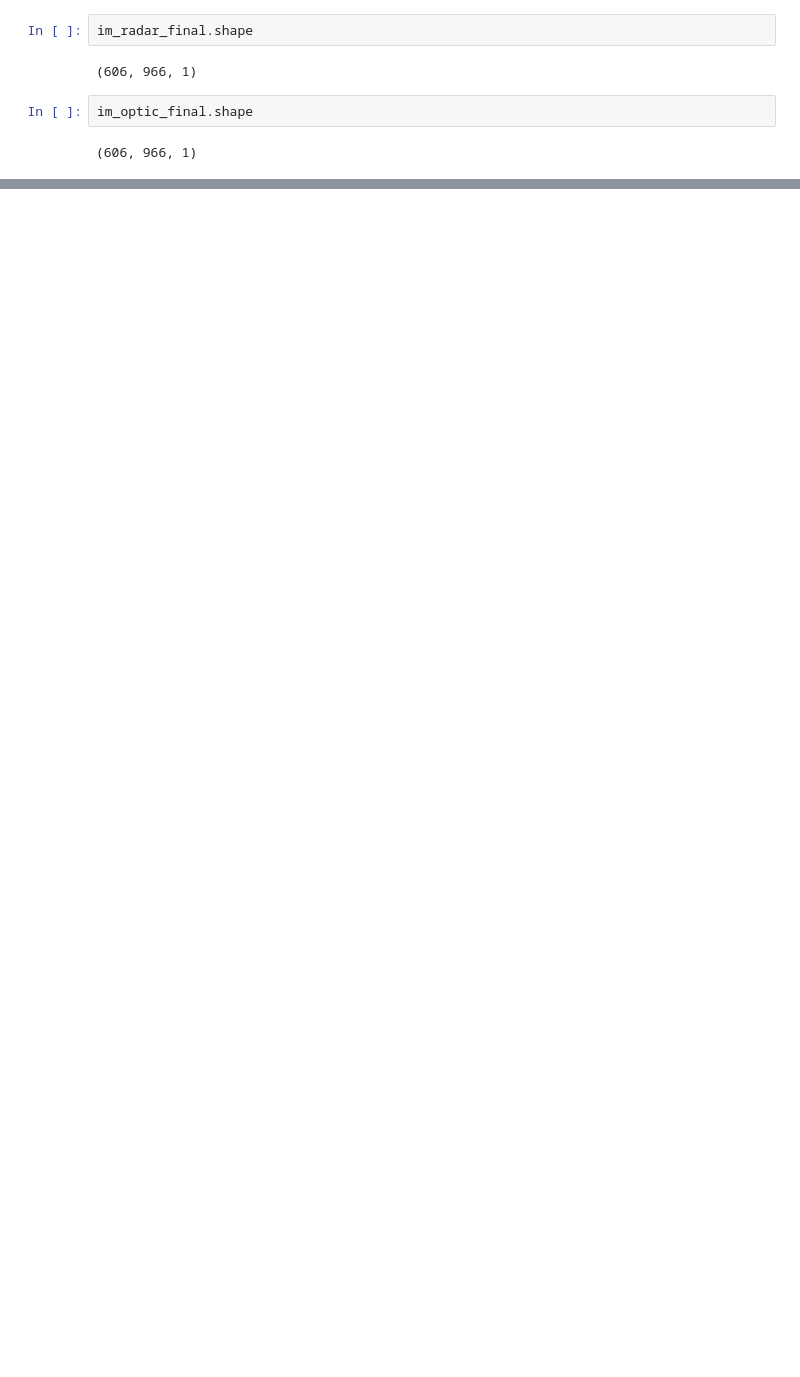
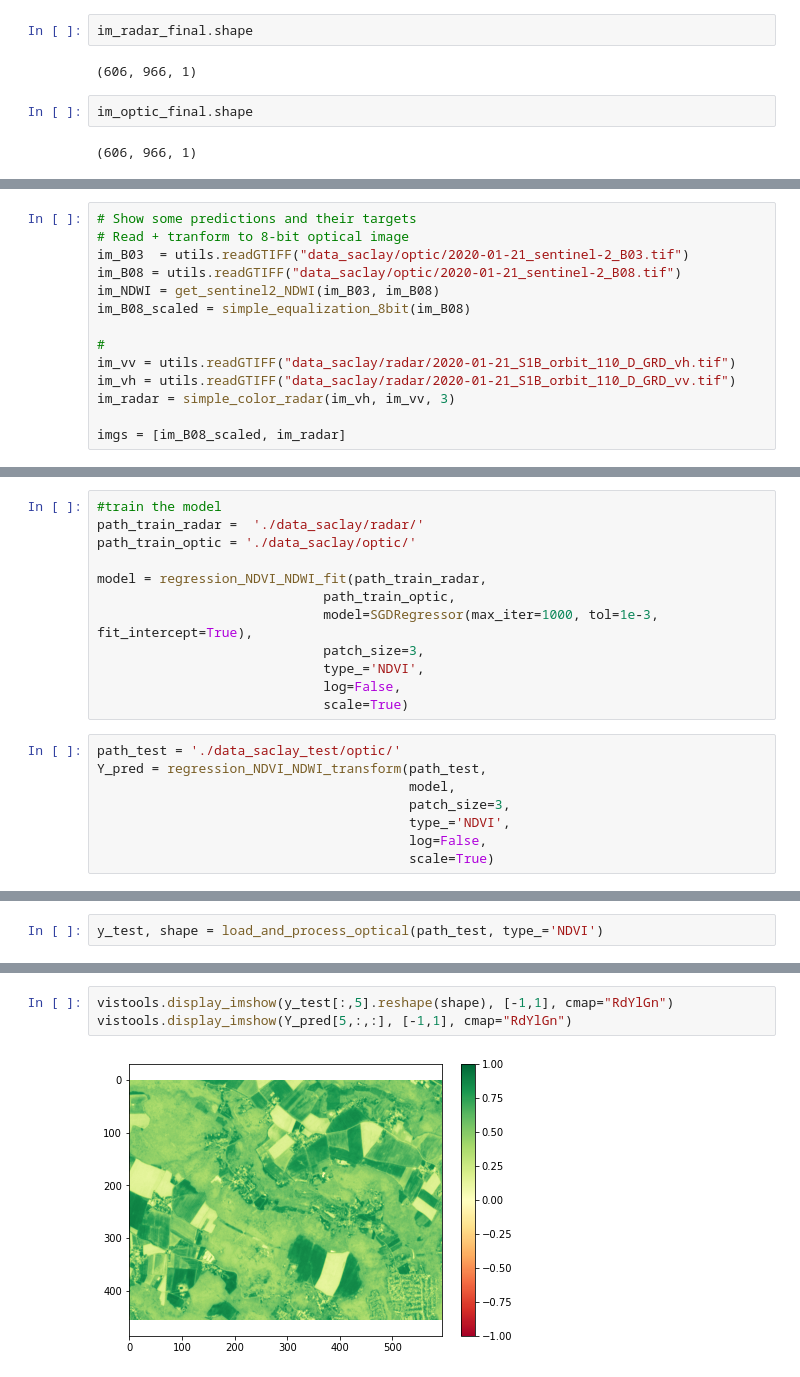
Before and after one commit to emilecohen/satellite-NDVI-prediction, a Jupyter notebook: data_discovery.ipynb, the cells around one changed output, grey strips where cells are left out. Drawn from its saved outputs; the diff is of its cells as text; blank space fills up the shorter version.

```diff
--- a/data_discovery.ipynb
+++ b/data_discovery.ipynb
@@ -301,0 +424,14 @@ vistools.display_imshow(im_NDWI, [-1,1], cmap="jet")
+# %%
+# Show some predictions and their targets
+# Read + tranform to 8-bit optical image
+im_B03  = utils.readGTIFF("data_saclay/optic/2020-01-21_sentinel-2_B03.tif")
+im_B08 = utils.readGTIFF("data_saclay/optic/2020-01-21_sentinel-2_B08.tif")
+im_NDWI = get_sentinel2_NDWI(im_B03, im_B08)
+im_B08_scaled = simple_equalization_8bit(im_B08)
+
+#
+im_vv = utils.readGTIFF("data_saclay/radar/2020-01-21_S1B_orbit_110_D_GRD_vh.tif")
+im_vh = utils.readGTIFF("data_saclay/radar/2020-01-21_S1B_orbit_110_D_GRD_vv.tif")
+im_radar = simple_color_radar(im_vh, im_vv, 3)
+
+imgs = [im_B08_scaled, im_radar]
@@ -301,0 +577,20 @@ vistools.display_imshow(im_NDWI, [-1,1], cmap="jet")
+# %%
+#train the model
+path_train_radar =  './data_saclay/radar/'
+path_train_optic = './data_saclay/optic/'
+
+model = regression_NDVI_NDWI_fit(path_train_radar,
+                             path_train_optic,
+                             model=SGDRegressor(max_iter=1000, tol=1e-3, fit_intercept=True),
+                             patch_size=3,
+                             type_='NDVI',
+                             log=False,
+                             scale=True)
+# %%
+path_test = './data_saclay_test/optic/'
+Y_pred = regression_NDVI_NDWI_transform(path_test,
+                                        model,
+                                        patch_size=3,
+                                        type_='NDVI',
+                                        log=False,
+                                        scale=True)
@@ -301,0 +599,2 @@ vistools.display_imshow(im_NDWI, [-1,1], cmap="jet")
+# %%
+y_test, shape = load_and_process_optical(path_test, type_='NDVI')
@@ -301,0 +605,5 @@ vistools.display_imshow(im_NDWI, [-1,1], cmap="jet")
+# %%
+vistools.display_imshow(y_test[:,5].reshape(shape), [-1,1], cmap="RdYlGn")
+vistools.display_imshow(Y_pred[5,:,:], [-1,1], cmap="RdYlGn")
+# %% [output]
+[figure, added]
```
Also changed, not shown: parts of 36 cells of this notebook, 1 other file.
